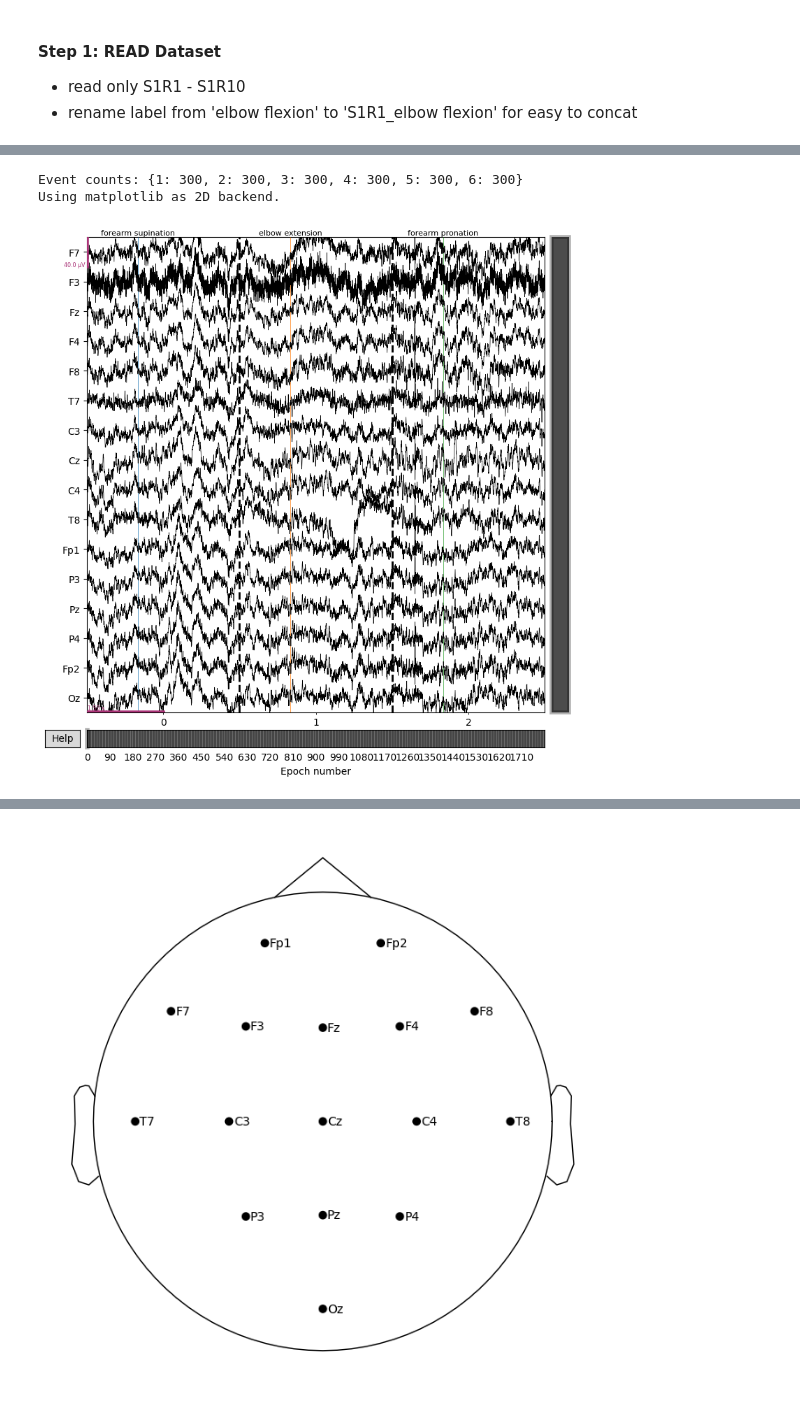
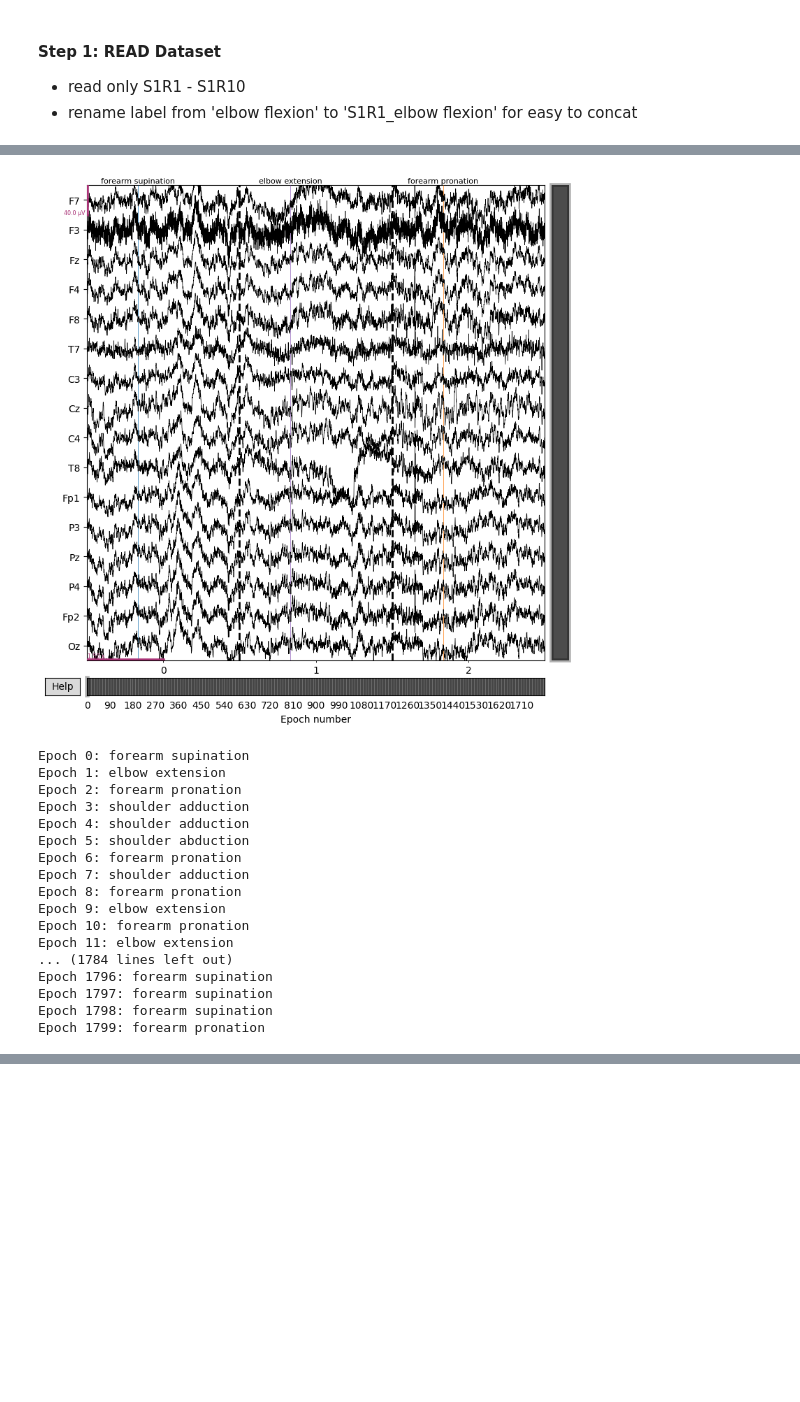
Before and after one commit to CharlotteXIII/StudioV_opentopics, a Jupyter notebook: Test3_S1_code.ipynb, the cells around one changed output, grey strips where cells are left out. Cells and saved outputs as stored; diff of their text form; code cells hidden in the pictures; blank space fills up the shorter version.

```diff
--- a/Test3_S1_code.ipynb
+++ b/Test3_S1_code.ipynb
@@ -59,4 +60,6 @@ from IPython.display import display
 
 - read only S1R1 - S1R10
 - rename label from 'elbow flexion' to 'S1R1_elbow flexion' for easy to concat
+# %%
+DataFolder = 'G:\\KMUTT\\Y3_Term2\\Studio_OpenTopic\\StudioV_opentopics\\Dataset_used'
 # %%
@@ -156,25 +154 @@ S1_EpochList
-# %%
-# Mapping: 'S1R1_elbow flexion' → 'elbow flexion'
-label_map = {}
-for K in combined_epochs.event_id:
-    new_label = K.split('_', 1)[-1]
-    label_map[K] = new_label
-
-# สร้าง event_id
-new_event_id = {}
-new_events = []
-
-for I in combined_epochs.events:
-    old_event_id = I[2]
-    K = [k for k, v in combined_epochs.event_id.items() if v == old_event_id][0]
-    new_label = label_map[K]
-
-    if new_label not in new_event_id:
-        new_event_id[new_label] = len(new_event_id) + 1
-
-    new_events.append([I[0], I[1], new_event_id[new_label]])
-
-# อัปเดต combined_epochs
-combined_epochs.events = np.array(new_events)
-combined_epochs.event_id = new_event_id
 # %% [markdown]
@@ -193,27 +175,28 @@ combined_epochs.event_id
 # %%
-# Check event occurs
-event_ids = combined_epochs.events[:, 2] #column 3
-
-unique, counts = np.unique(event_ids, return_counts=True)
-
-event_counts = dict(zip(unique, counts))
-print("Event counts:", event_counts)
-
-#Check sensor location
-# Pic = combined_epochs.plot_sensors(show_names=True, sphere =0.1)
-
-# Plot epochs and show event names
-fig = combined_epochs.plot(n_epochs=3,events=True, event_id = True)
-
+#Check Overview and each epoch name
+overviewpic = combined_epochs.plot(n_epochs=3,events=True, event_id = True)
 
 # Plot each epoch name
 for i in range(len(combined_epochs)):
     event_id = combined_epochs.events[i, 2]
     label = [k for k, v in combined_epochs.event_id.items() if v == event_id]
     print(f"Epoch {i}: {label[0] if label else 'Unknown'}")
-
-Pic = combined_epochs.plot_sensors(show_names=True, sphere =0.125) #ยิ่งเพิ่มยิ่งลดขนาด
 # %% [output]
+[figure, new version]
-Event counts: {1: 300, 2: 300, 3: 300, 4: 300, 5: 300, 6: 300}
-Using matplotlib as 2D backend.
+Epoch 0: forearm supination
+Epoch 1: elbow extension
+Epoch 2: forearm pronation
+Epoch 3: shoulder adduction
+Epoch 4: shoulder adduction
+Epoch 5: shoulder abduction
+Epoch 6: forearm pronation
+Epoch 7: shoulder adduction
+Epoch 8: forearm pronation
+Epoch 9: elbow extension
+Epoch 10: forearm pronation
+Epoch 11: elbow extension
+... (1784 lines left out)
+Epoch 1796: forearm supination
+Epoch 1797: forearm supination
+Epoch 1798: forearm supination
+Epoch 1799: forearm pronation
-[figure, old version]
@@ -237 +202,0 @@ Epoch 1799: elbow extension
-[figure, removed]
```
Also changed, not shown: parts of 18 cells of this notebook.
